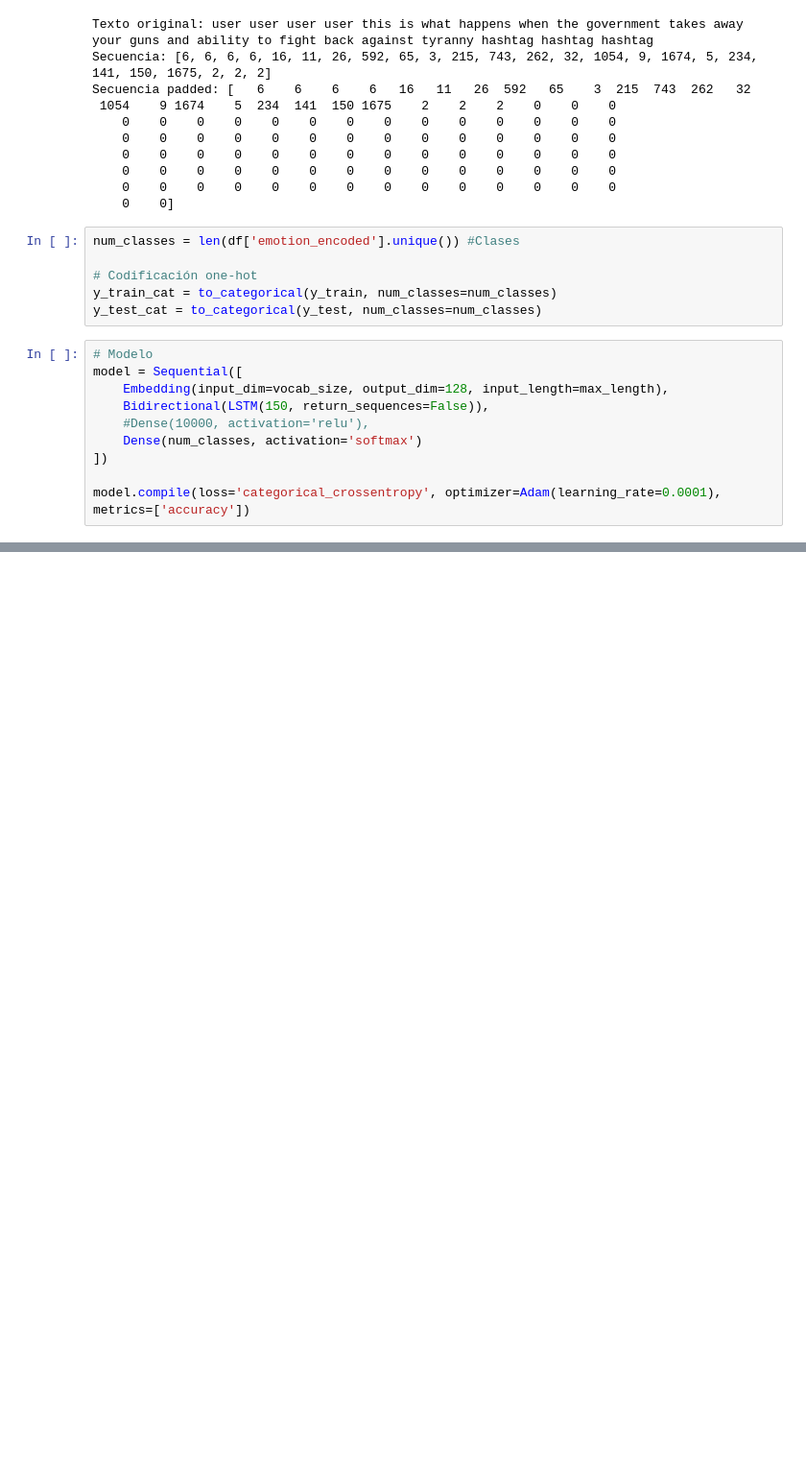
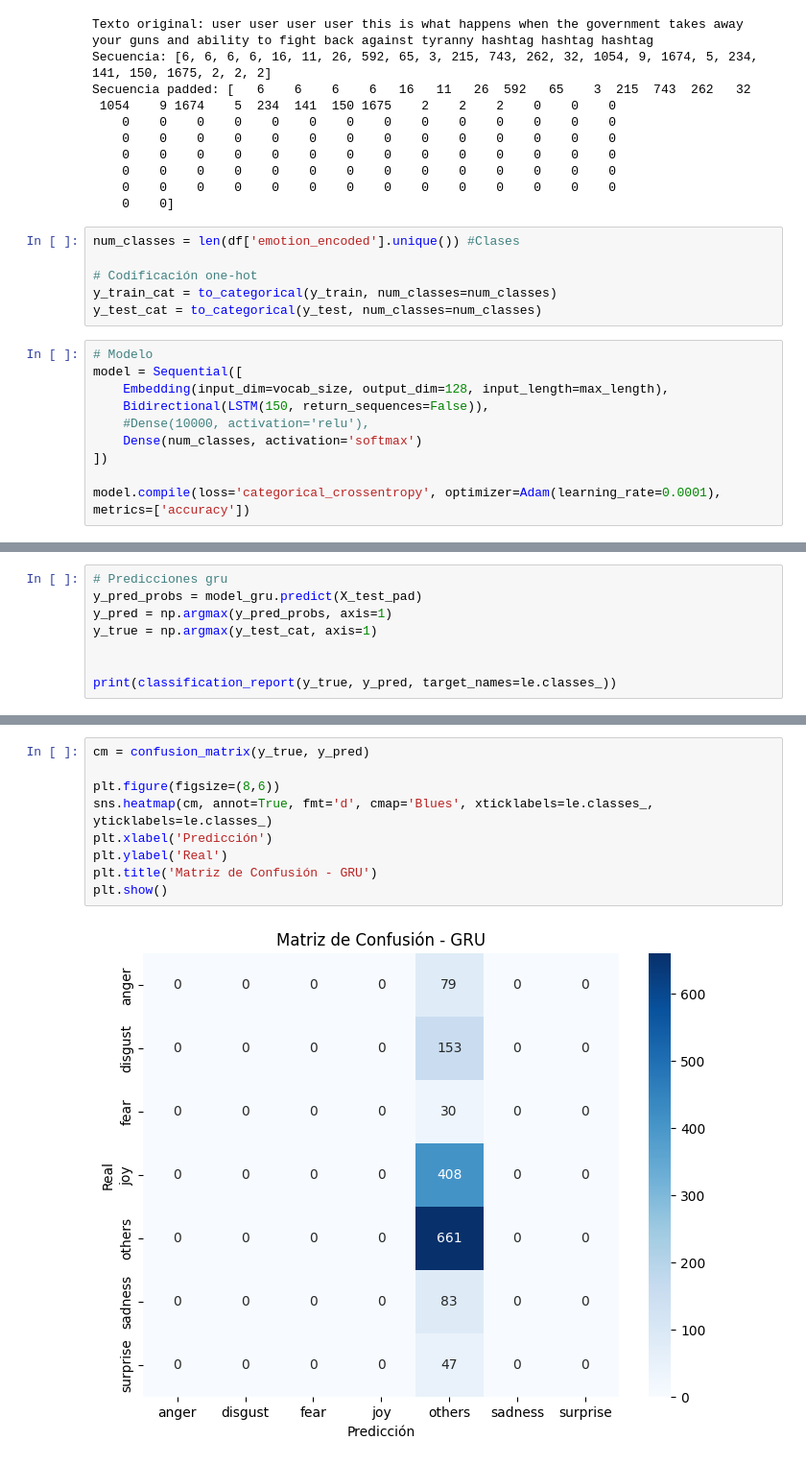
Before and after one commit to Mat11-py/NLP_project, a Jupyter notebook: Final_NLP.ipynb, the cells around one changed output, grey strips where cells are left out. Shown: that part at 96% size. Drawn from its saved outputs; the diff is of its cells as text; blank space fills up the shorter version.

```diff
--- a/Final_NLP.ipynb
+++ b/Final_NLP.ipynb
@@ -327,0 +402,8 @@ plt.show()
+# %%
+# Predicciones gru
+y_pred_probs = model_gru.predict(X_test_pad)
+y_pred = np.argmax(y_pred_probs, axis=1)
+y_true = np.argmax(y_test_cat, axis=1)
+
+
+print(classification_report(y_true, y_pred, target_names=le.classes_))
@@ -327,0 +425,11 @@ plt.show()
+# %%
+cm = confusion_matrix(y_true, y_pred)
+
+plt.figure(figsize=(8,6))
+sns.heatmap(cm, annot=True, fmt='d', cmap='Blues', xticklabels=le.classes_, yticklabels=le.classes_)
+plt.xlabel('Predicción')
+plt.ylabel('Real')
+plt.title('Matriz de Confusión - GRU')
+plt.show()
+# %% [output]
+[figure, added]
```
Also changed, not shown: parts of 11 cells of this notebook.
